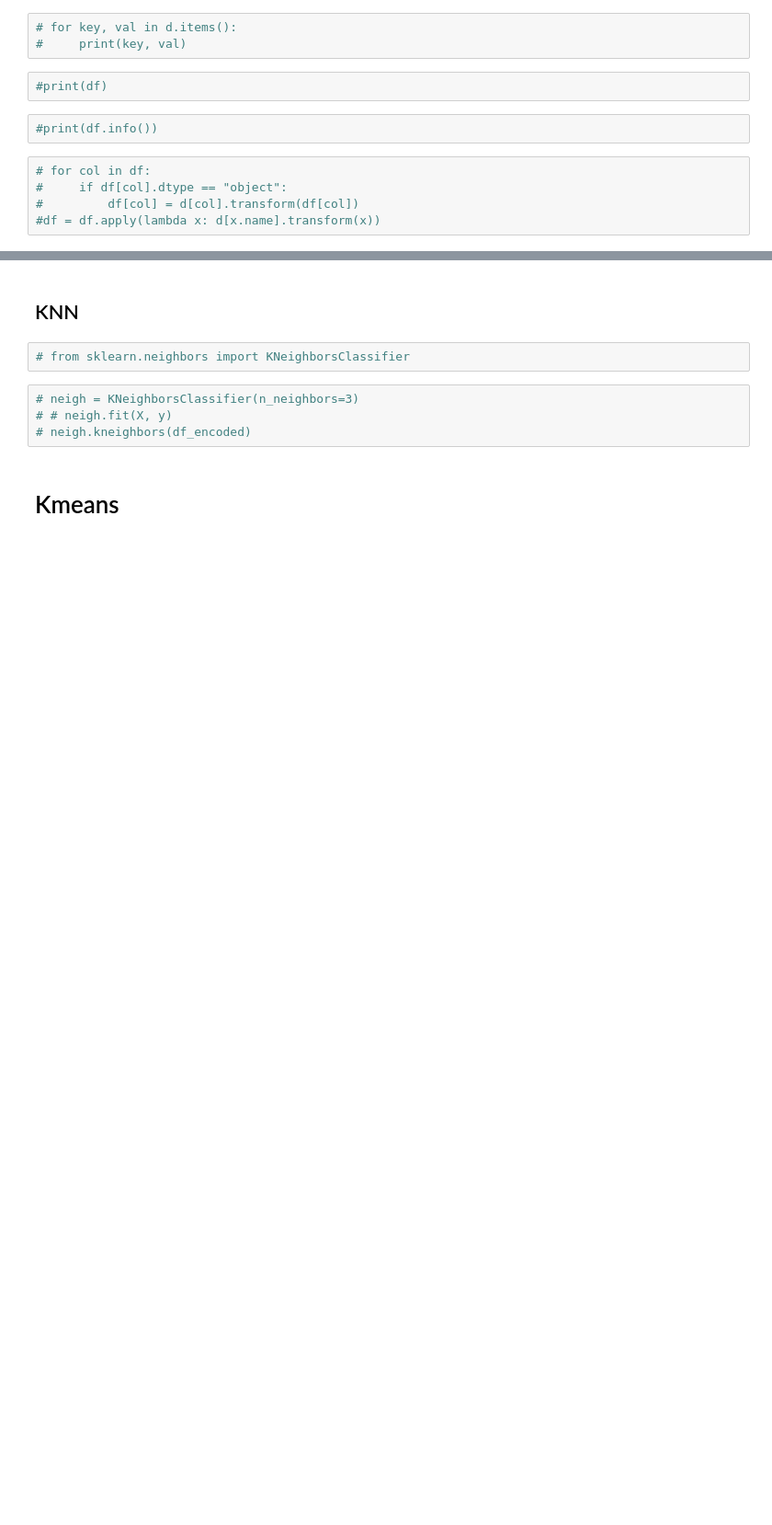
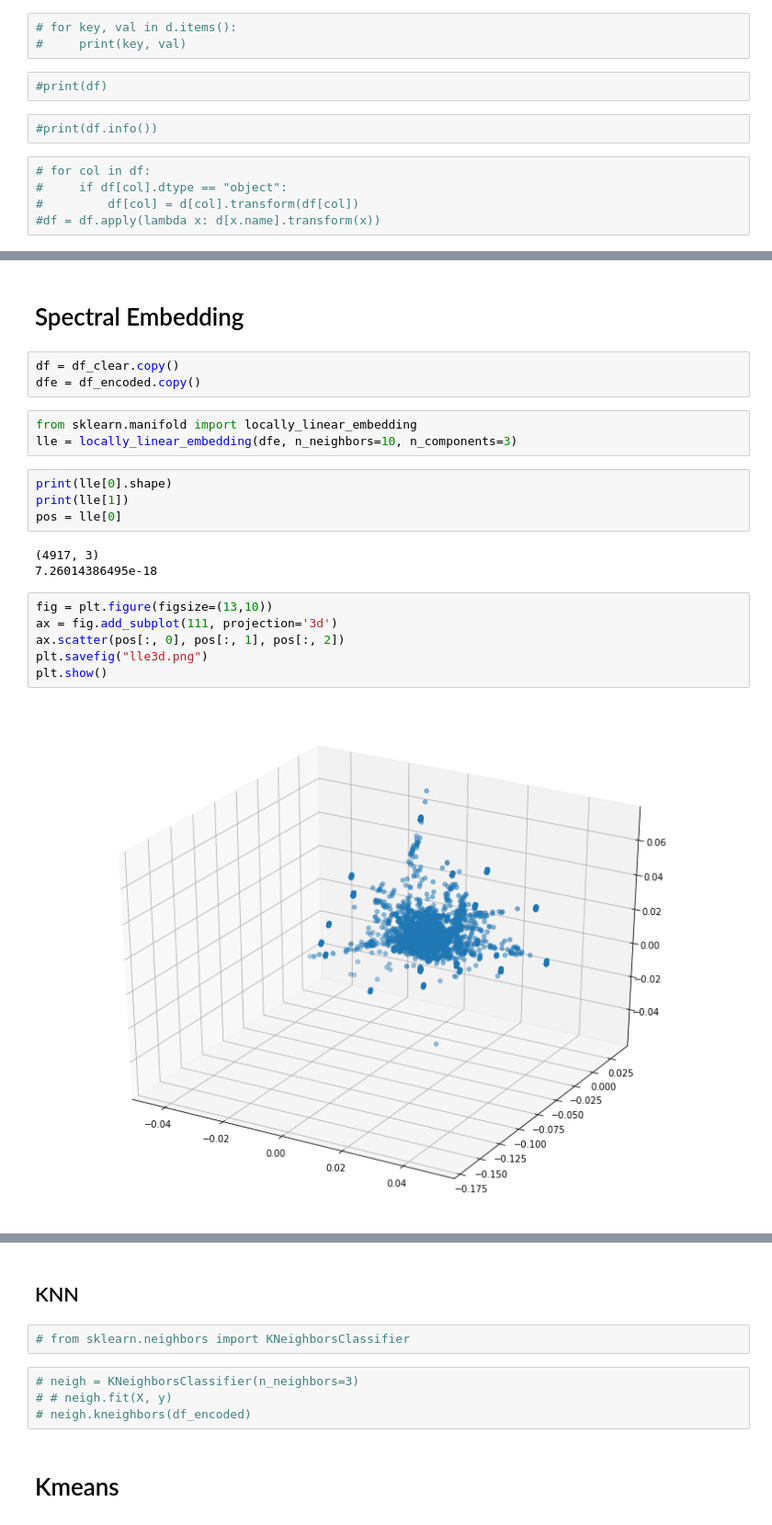
Before and after one commit to Coni63/OC_DS, a Jupyter notebook: Projet 3 - recomm. de films/Film Recommander.ipynb, the cells around one changed output, grey strips where cells are left out. Shown at 92% size. Saved outputs shown, nothing was run; the diff lists cells and outputs as text; blank space fills up the shorter version.

```diff
--- a/Projet 3 - recomm. de films/Film Recommander.ipynb
+++ b/Projet 3 - recomm. de films/Film Recommander.ipynb
@@ -964,0 +1095,23 @@ df_encoded[all_col] = scaler.fit_transform(df_encoded[all_col])
+# %% [markdown]
+# Spectral Embedding
+# %%
+df = df_clear.copy()
+dfe = df_encoded.copy()
+# %%
+from sklearn.manifold import locally_linear_embedding
+lle = locally_linear_embedding(dfe, n_neighbors=10, n_components=3)
+# %%
+print(lle[0].shape)
+print(lle[1])
+pos = lle[0]
+# %% [output]
+(4917, 3)
+7.26014386495e-18
+# %%
+fig = plt.figure(figsize=(13,10))
+ax = fig.add_subplot(111, projection='3d')
+ax.scatter(pos[:, 0], pos[:, 1], pos[:, 2])
+plt.savefig("lle3d.png")
+plt.show()
+# %% [output]
+[figure, added]
```
Also changed, not shown: parts of 42 cells of this notebook, 13 other files.
